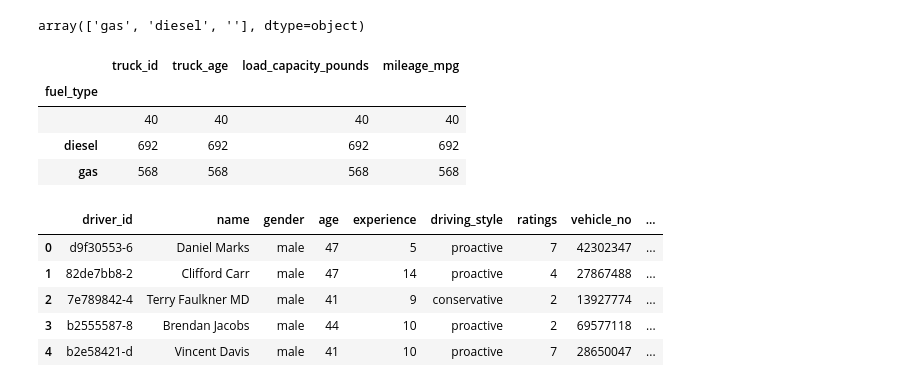
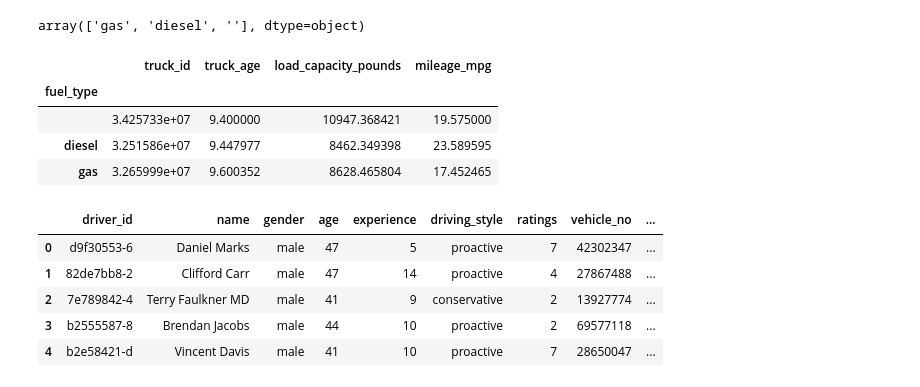
Before and after one commit to pnarne148/Truck-delay-classification, a Jupyter notebook: notebooks/data_ingestion.ipynb, the cells around one changed output. Drawn from its saved outputs; the diff is of its cells as text; code cells hidden in the pictures.

```diff
--- a/notebooks/data_ingestion.ipynb
+++ b/notebooks/data_ingestion.ipynb
@@ -294,13 +298,13 @@ trucks_df['fuel_type'].unique()
 # %% [output]
 array(['gas', 'diesel', ''], dtype=object)
 # %%
-trucks_df.groupby('fuel_type').count()
+trucks_df.groupby('fuel_type').mean()
 # %% [output]
 |  | truck_id | truck_age | load_capacity_pounds | mileage_mpg |
 | fuel_type |  |  |  |  |
-|  | 40 | 40 | 40 | 40 |
-| diesel | 692 | 692 | 692 | 692 |
-| gas | 568 | 568 | 568 | 568 |
+|  | 3.425733e+07 | 9.400000 | 10947.368421 | 19.575000 |
+| diesel | 3.251586e+07 | 9.447977 | 8462.349398 | 23.589595 |
+| gas | 3.265999e+07 | 9.600352 | 8628.465804 | 17.452465 |
 # %%
 drivers_df.head()
 # %% [output]
```
Also changed, not shown: parts of 5 cells of this notebook, 3 other files.
